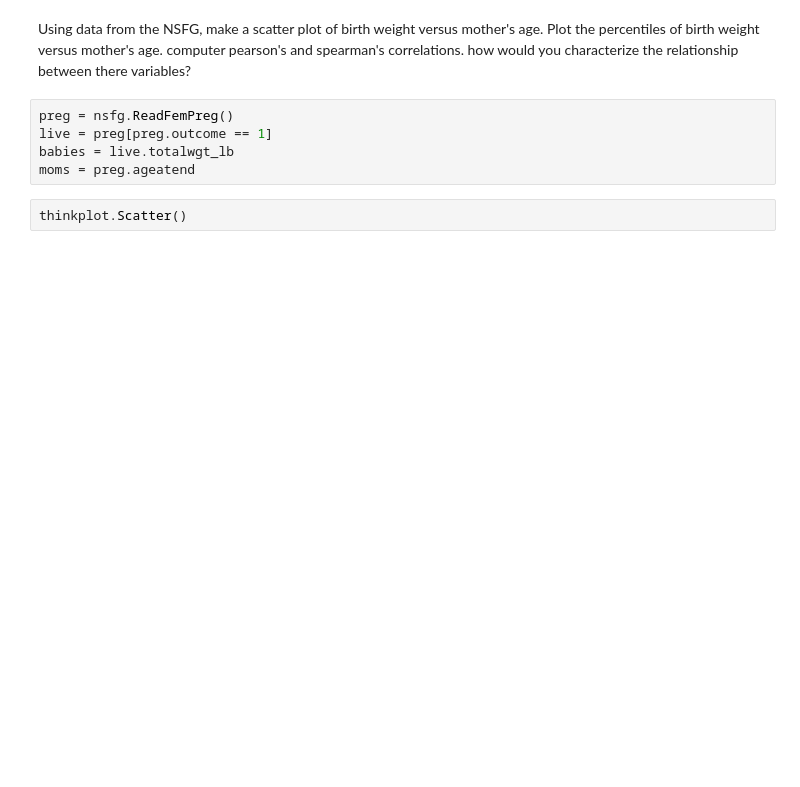
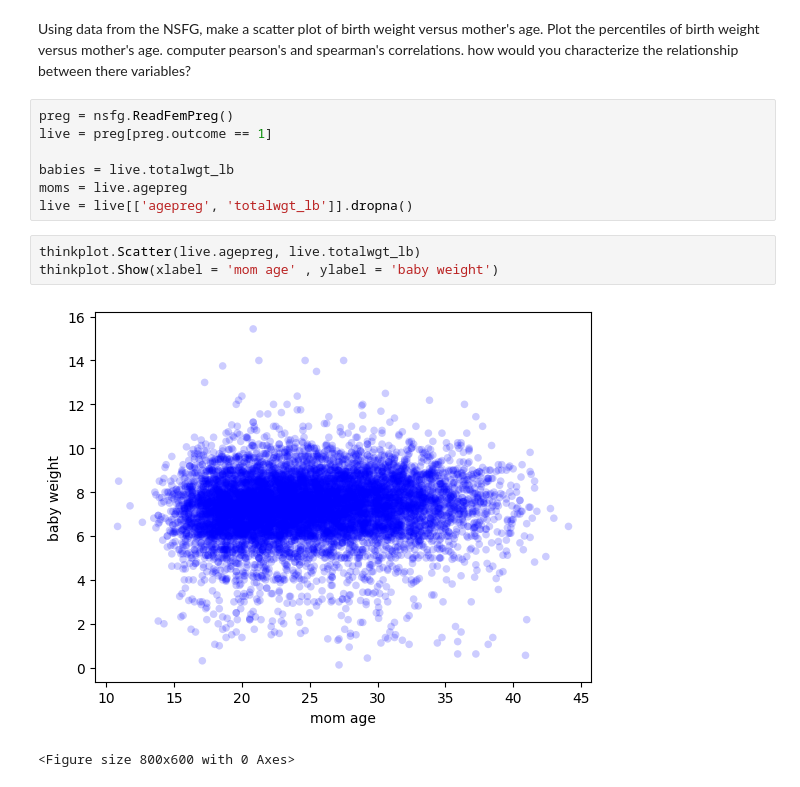
Before and after one commit to breannaparker1991/Parker_Week4_DSC520, a Jupyter notebook: code/Parker530Week7.ipynb, the cells around one changed output. Saved outputs shown, nothing was run; the diff lists cells and outputs as text; blank space fills up the shorter version.

```diff
--- a/code/Parker530Week7.ipynb
+++ b/code/Parker530Week7.ipynb
@@ -29,7 +12,13 @@ Using data from the NSFG, make a scatter plot of birth weight versus mother's ag
 # %%
 preg = nsfg.ReadFemPreg()
 live = preg[preg.outcome == 1]
+
 babies = live.totalwgt_lb
-moms = preg.ageatend
+moms = live.agepreg
+live = live[['agepreg', 'totalwgt_lb']].dropna()
-# %%
-thinkplot.Scatter()
+# %%
+thinkplot.Scatter(live.agepreg, live.totalwgt_lb)
+thinkplot.Show(xlabel = 'mom age' , ylabel = 'baby weight')
+# %% [output]
+[figure, added]
+<Figure size 800x600 with 0 Axes>
```
Also changed, not shown: parts of 14 cells of this notebook.
